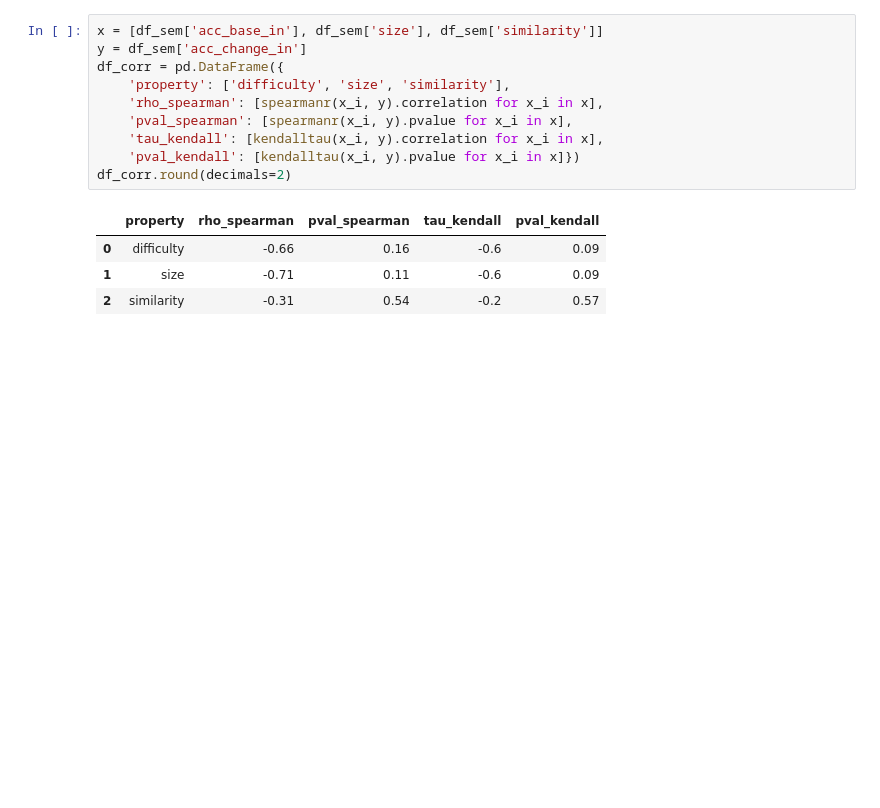
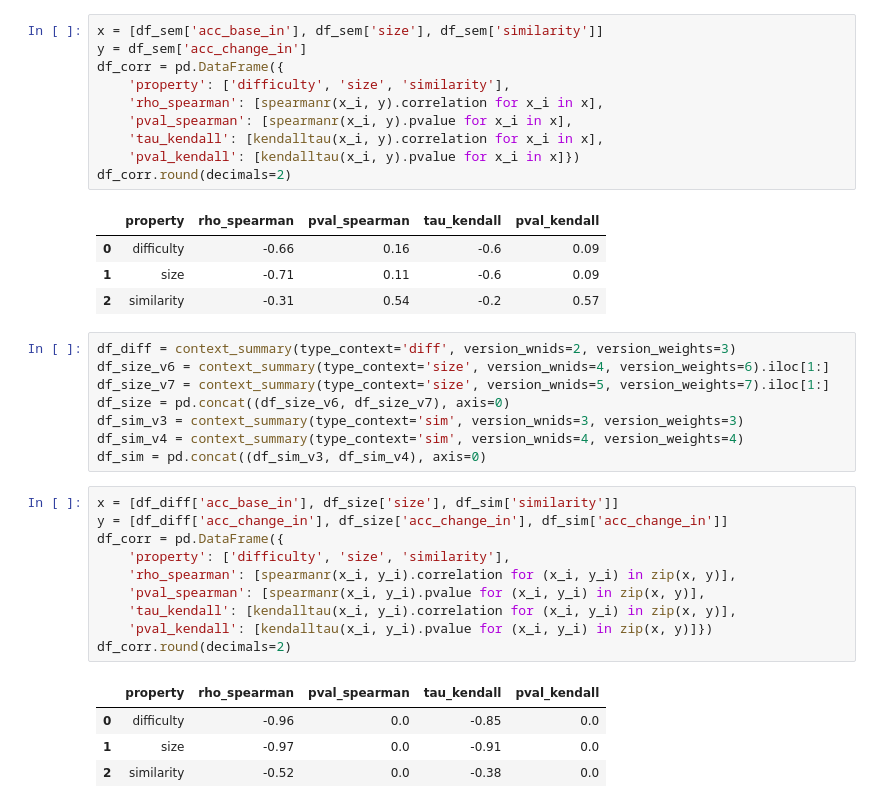
Before and after one commit to fbickfordsmith/attention-msc, a Jupyter notebook: plotting/spearman_kendall.ipynb, the cells around one changed output. Drawn from its saved outputs; the diff is of its cells as text; blank space fills up the shorter version.

```diff
--- a/plotting/spearman_kendall.ipynb
+++ b/plotting/spearman_kendall.ipynb
@@ -40,3 +40,26 @@ df_corr.round(decimals=2)
 | 0 | difficulty | -0.66 | 0.16 | -0.6 | 0.09 |
 | 1 | size | -0.71 | 0.11 | -0.6 | 0.09 |
 | 2 | similarity | -0.31 | 0.54 | -0.2 | 0.57 |
+# %%
+df_diff = context_summary(type_context='diff', version_wnids=2, version_weights=3)
+df_size_v6 = context_summary(type_context='size', version_wnids=4, version_weights=6).iloc[1:]
+df_size_v7 = context_summary(type_context='size', version_wnids=5, version_weights=7).iloc[1:]
+df_size = pd.concat((df_size_v6, df_size_v7), axis=0)
+df_sim_v3 = context_summary(type_context='sim', version_wnids=3, version_weights=3)
+df_sim_v4 = context_summary(type_context='sim', version_wnids=4, version_weights=4)
+df_sim = pd.concat((df_sim_v3, df_sim_v4), axis=0)
+# %%
+x = [df_diff['acc_base_in'], df_size['size'], df_sim['similarity']]
+y = [df_diff['acc_change_in'], df_size['acc_change_in'], df_sim['acc_change_in']]
+df_corr = pd.DataFrame({
+    'property': ['difficulty', 'size', 'similarity'],
+    'rho_spearman': [spearmanr(x_i, y_i).correlation for (x_i, y_i) in zip(x, y)],
+    'pval_spearman': [spearmanr(x_i, y_i).pvalue for (x_i, y_i) in zip(x, y)],
+    'tau_kendall': [kendalltau(x_i, y_i).correlation for (x_i, y_i) in zip(x, y)],
+    'pval_kendall': [kendalltau(x_i, y_i).pvalue for (x_i, y_i) in zip(x, y)]})
+df_corr.round(decimals=2)
+# %% [output]
+|  | property | rho_spearman | pval_spearman | tau_kendall | pval_kendall |
+| 0 | difficulty | -0.96 | 0.0 | -0.85 | 0.0 |
+| 1 | size | -0.97 | 0.0 | -0.91 | 0.0 |
+| 2 | similarity | -0.52 | 0.0 | -0.38 | 0.0 |
```
Also changed, not shown: 48 other files.
